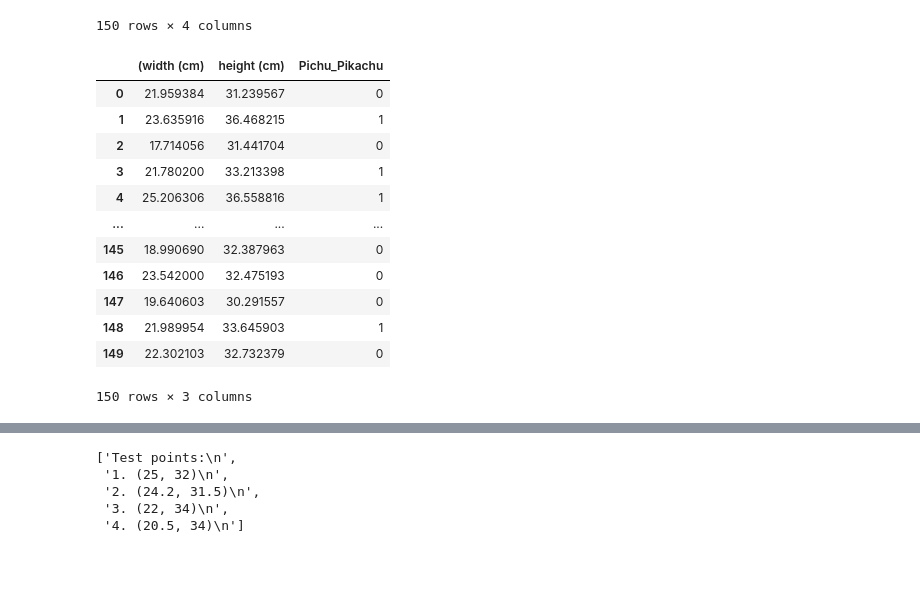
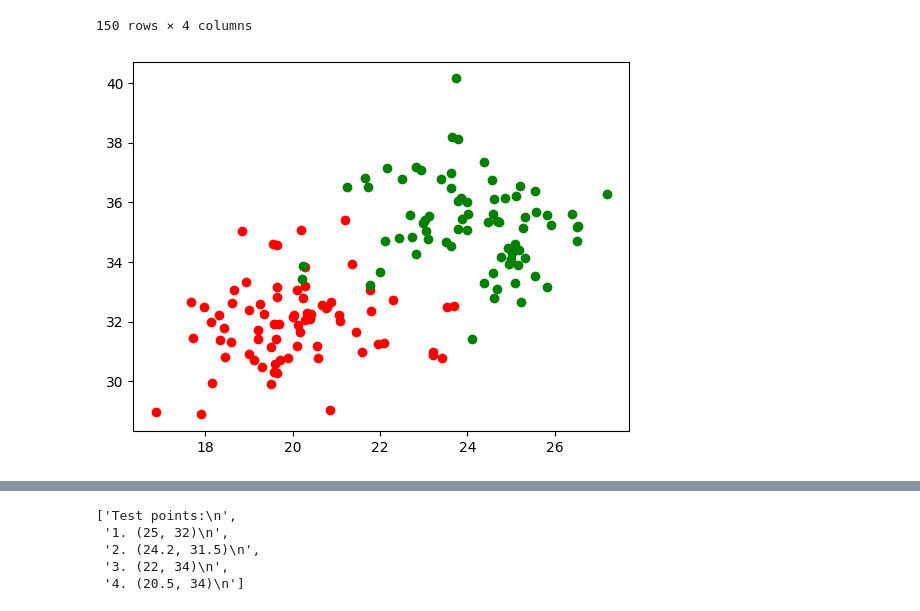
Before and after one commit to Umite93/Python-Programming-Umit-Ekici, a Jupyter notebook: Labs/Labb 2/Labb 2.ipynb, the cells around one changed output, grey strips where cells are left out. Cells and saved outputs as stored; diff of their text form; code cells hidden in the pictures; blank space fills up the shorter version.

```diff
--- a/Labs/Labb 2/Labb 2.ipynb
+++ b/Labs/Labb 2/Labb 2.ipynb
@@ -25,22 +25,17 @@ df
 150 rows × 4 columns
 # %%
 df = df.drop(" label (0-pichu", axis = 1)
-# %%
-df
-# %% [output]
-|  | (width (cm) | height (cm) | Pichu_Pikachu |
-| 0 | 21.959384 | 31.239567 | 0 |
-| 1 | 23.635916 | 36.468215 | 1 |
-| 2 | 17.714056 | 31.441704 | 0 |
-| 3 | 21.780200 | 33.213398 | 1 |
-| 4 | 25.206306 | 36.558816 | 1 |
-| ... | ... | ... | ... |
-| 145 | 18.990690 | 32.387963 | 0 |
-| 146 | 23.542000 | 32.475193 | 0 |
-| 147 | 19.640603 | 30.291557 | 0 |
-| 148 | 21.989954 | 33.645903 | 1 |
-| 149 | 22.302103 | 32.732379 | 0 |
-150 rows × 3 columns
+# %%
+import matplotlib.pyplot as plt
+
+pic = df[df['Pichu_pikachu'] == 0]
+pika = df[df['Pichu_pikachu'] == 1]
+
+plt.scatter(pic['Width cm'], pic[' height cm'], color = "red")
+plt.scatter(pika['Width cm'], pika[' height cm'], color = "green")
+plt.show()
+# %% [output]
+[figure, added]
 # %%
 df.columns = df.columns.str.replace("(", "").str.replace(")", "").str.replace("_h", "H").str.capitalize()
 df
```
Also changed, not shown: parts of 5 cells of this notebook.
